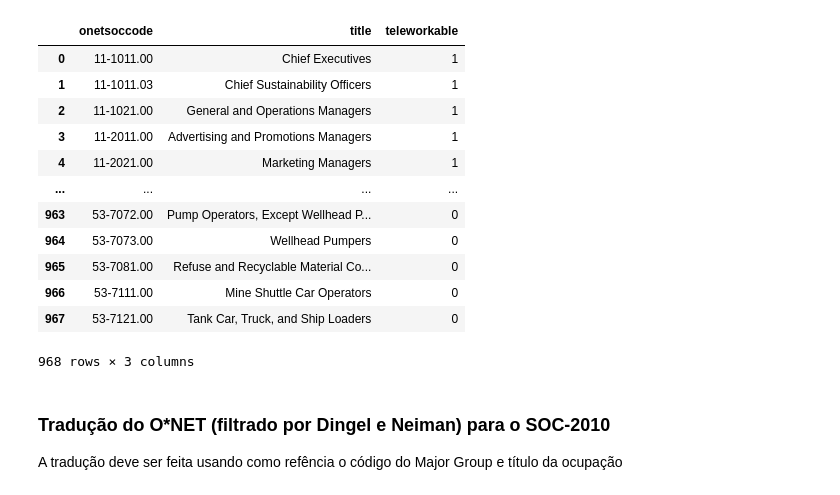
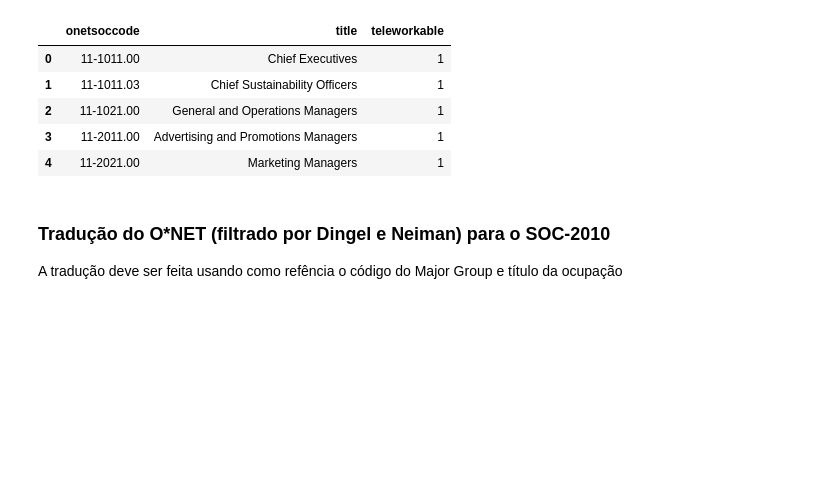
Before and after one commit to msbrasil/Mercado-de-Trabalho-Remoto, a Jupyter notebook: Notebooks/Tradução dos Códigos de Ocupação.ipynb, the cells around one changed output. Saved outputs shown, nothing was run; the diff lists cells and outputs as text; code cells hidden in the pictures; blank space fills up the shorter version.

Commit message:
Tradução dos códigos
Tradução das ocupações de onet para cod realizada com sucesso

```diff
--- a/Notebooks/Tradução dos Códigos de Ocupação.ipynb
+++ b/Notebooks/Tradução dos Códigos de Ocupação.ipynb
@@ -59,20 +47,13 @@ onet_teleworkable = pd.read_csv('https://raw.githubusercontent.com/jdingel/Dinge
 # %%
 #Ocupações na base O*NET que podem ser realizadas em teletrabalho
-onet_teleworkable
+onet_teleworkable.head()
 # %% [output]
 |  | onetsoccode | title | teleworkable |
 | 0 | 11-1011.00 | Chief Executives | 1 |
 | 1 | 11-1011.03 | Chief Sustainability Officers | 1 |
 | 2 | 11-1021.00 | General and Operations Managers | 1 |
 | 3 | 11-2011.00 | Advertising and Promotions Managers | 1 |
 | 4 | 11-2021.00 | Marketing Managers | 1 |
-| ... | ... | ... | ... |
-| 963 | 53-7072.00 | Pump Operators, Except Wellhead P... | 0 |
-| 964 | 53-7073.00 | Wellhead Pumpers | 0 |
-| 965 | 53-7081.00 | Refuse and Recyclable Material Co... | 0 |
-| 966 | 53-7111.00 | Mine Shuttle Car Operators | 0 |
-| 967 | 53-7121.00 | Tank Car, Truck, and Ship Loaders | 0 |
-968 rows × 3 columns
 # %% [markdown]
 ### Tradução do O\*NET (filtrado por Dingel e Neiman) para o SOC-2010
 
```
Also changed, not shown: parts of 25 cells of this notebook, 1 other file.
